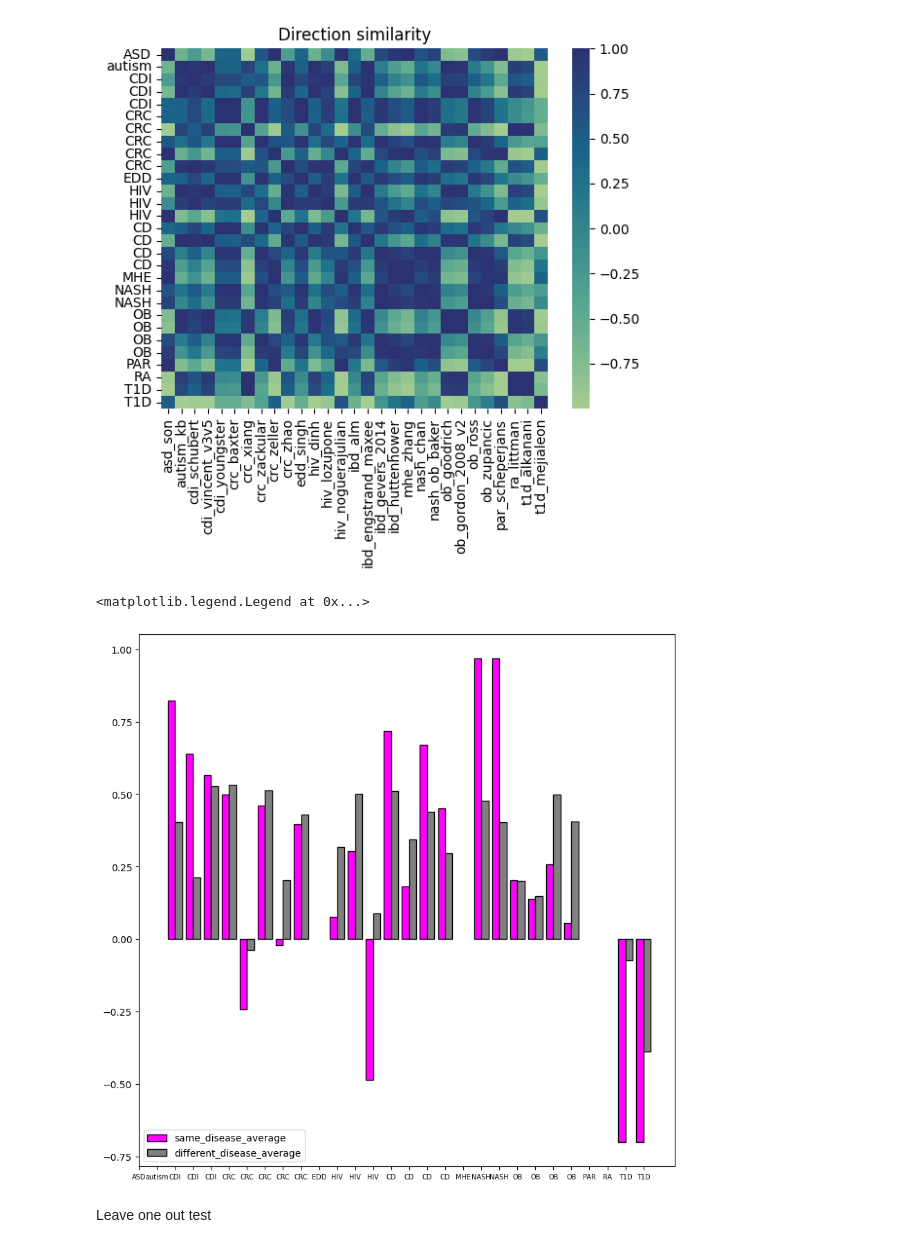
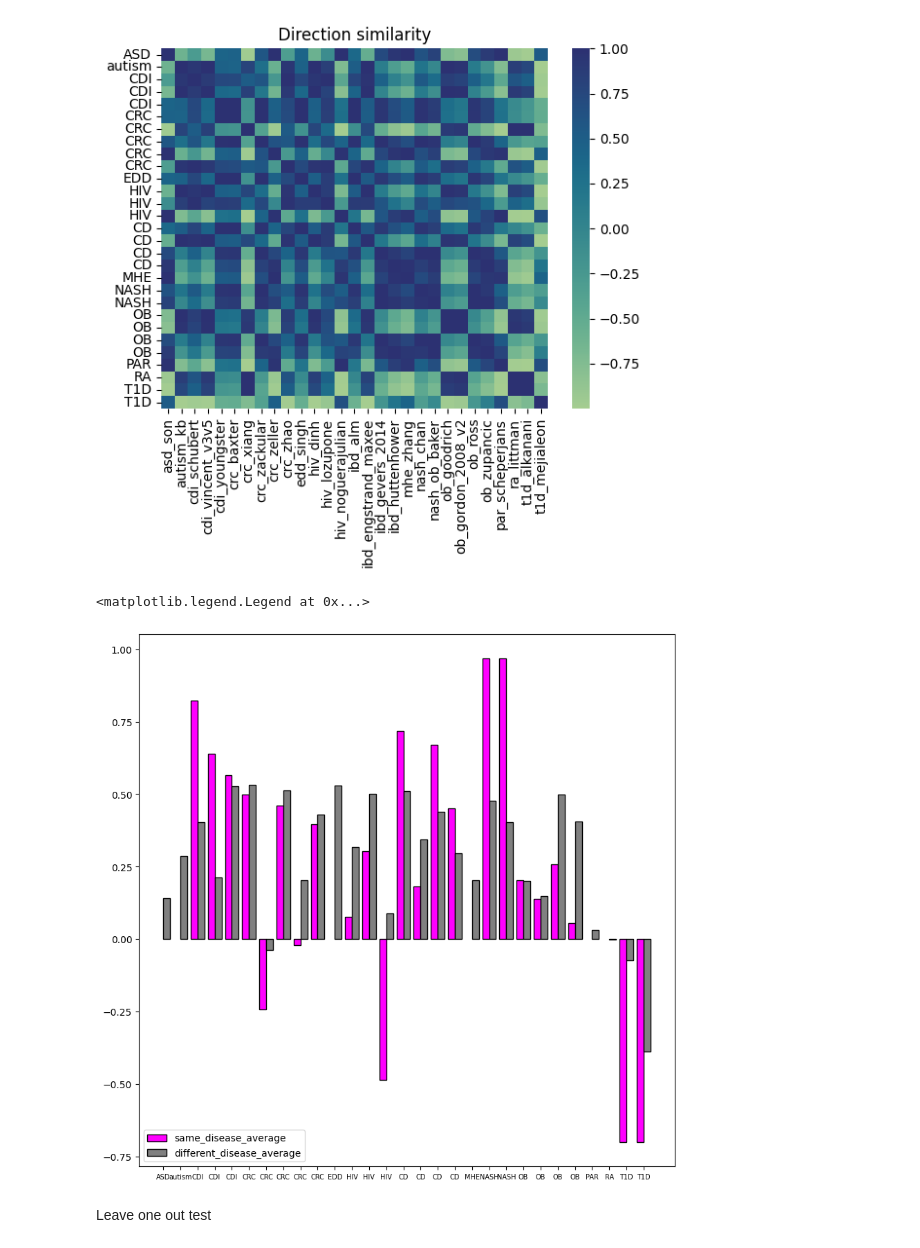
Before and after one commit to talnof1/microbiome_dysbiosis, a Jupyter notebook: american_gut/pipeline.ipynb, the cells around one changed output. Saved outputs shown, nothing was run; the diff lists cells and outputs as text; code cells hidden in the pictures.

```diff
--- a/american_gut/pipeline.ipynb
+++ b/american_gut/pipeline.ipynb
@@ -249,28 +249,28 @@ plt.show()
 [figure]
 # %%
 indexes = [i for i in range(29) if i not in [0,1,10, 18, 25, 26]]
-new_df.loc[indexes,'different_disease'] = [sum((new_df['similarity'][i][(new_df['disease'][i] != new_df['disease']) & (new_df['names'][i] != new_df['names'])]))/len(new_df['similarity'][i][(new_df['disease'][i] != new_df['disease']) & (new_df['names'][i] != new_df['names'])]) for i in indexes]
+new_df.loc[:,'different_disease'] = [sum((new_df['similarity'][i][(new_df['disease'][i] != new_df['disease']) & (new_df['names'][i] != new_df['names'])]))/len(new_df['similarity'][i][(new_df['disease'][i] != new_df['disease']) & (new_df['names'][i] != new_df['names'])]) for i in range(29)]
 new_df.loc[indexes,'same_disease'] = [sum((new_df['similarity'][i][(new_df['disease'][i] == new_df['disease']) & (new_df['names'][i] != new_df['names'])]))/len(new_df['similarity'][i][(new_df['disease'][i] == new_df['disease']) & (new_df['names'][i] != new_df['names'])]) for i in indexes]
 
 n= 29
 r = np.arange(n)
 width = 0.4
 
 plt.figure(figsize=(10,10))
 plt.bar(r, new_df.loc[:,'same_disease'], color = 'magenta',
         width = width, edgecolor = 'black',
         label='same_disease_average')
 plt.bar(r + width, new_df.loc[:, 'different_disease'], color = 'grey',
         width = width, edgecolor = 'black',
         label='different_disease_average')
 
 
 # plt.grid(linestyle='--')
 plt.xticks(r + width/2,new_df.loc[:,'disease'], size=7)
 plt.legend()
 # %% [output]
 <matplotlib.legend.Legend at 0x...>
-[figure, old version]
+[figure, new version]
 # %% [markdown]
 Leave one out test
 # %% [markdown]
```
Also changed, not shown: parts of 1 cell of this notebook, 1 other file.
